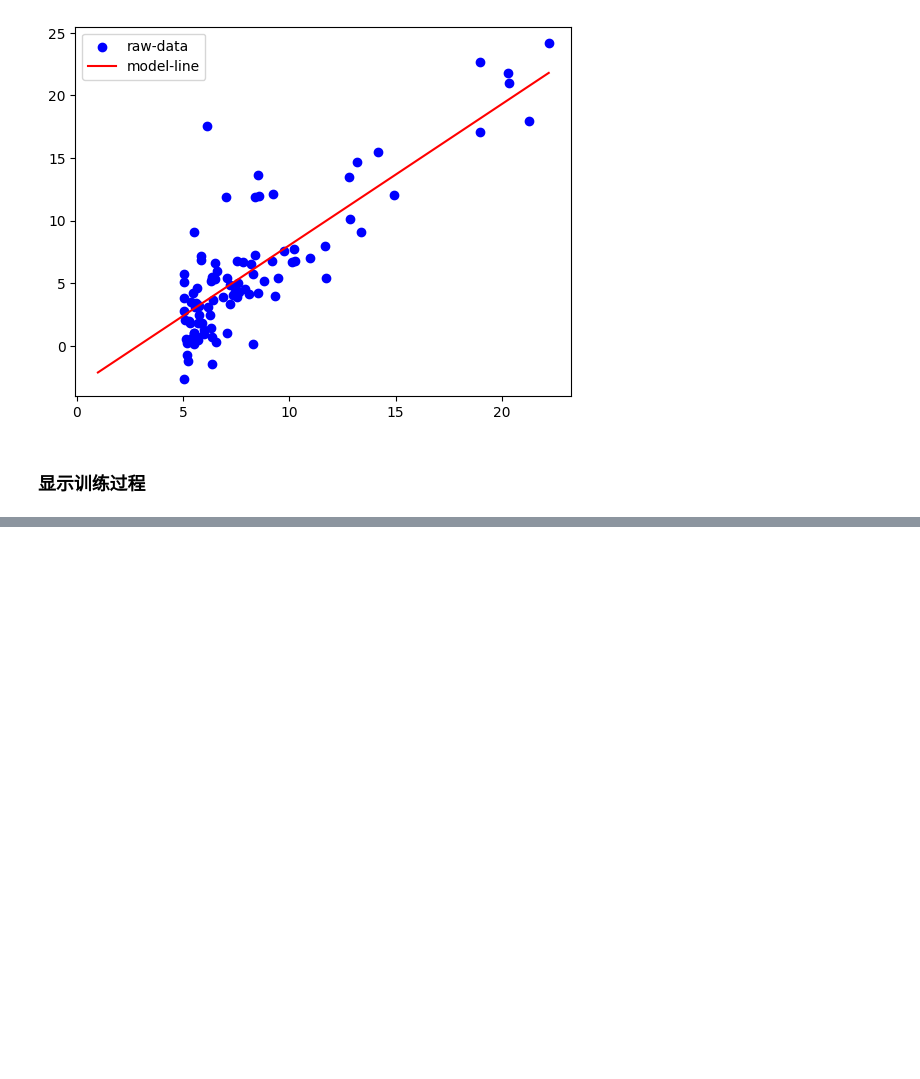
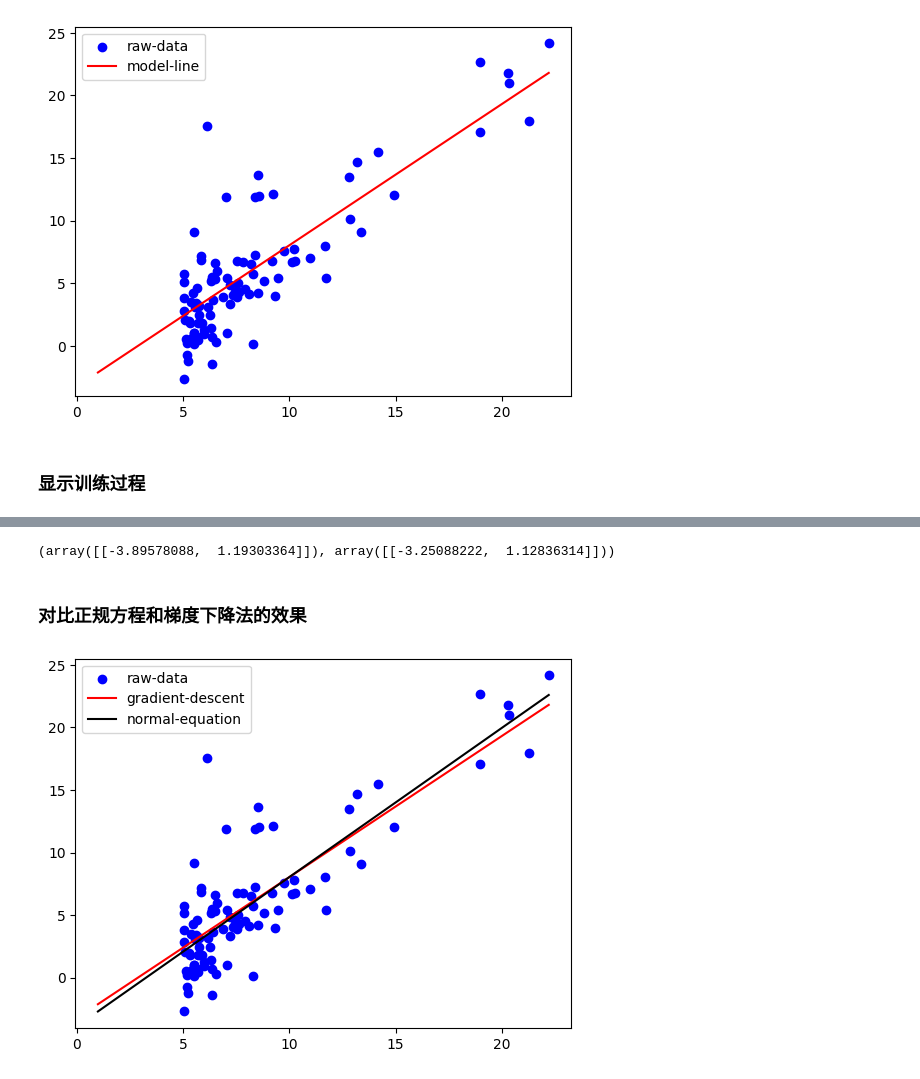
Before and after one commit to Caojianfa/Coursera-ML-AndrewNg-Notes, a Jupyter notebook: code/ex1-linear regression/ex1.ipynb, the cells around one changed output, grey strips where cells are left out. Drawn from its saved outputs; the diff is of its cells as text; code cells hidden in the pictures; blank space fills up the shorter version.

```diff
--- a/code/ex1-linear regression/ex1.ipynb
+++ b/code/ex1-linear regression/ex1.ipynb
@@ -145,0 +201,29 @@ array([[ 8.10971156e-07, -8.13242653e-08],
+# %%
+def normal_eqn(x, y):
+    return (np.linalg.pinv(x.T @ x) @ x.T @ y).T
+# %%
+normal_eqn(x,y), theta
+# %% [output]
+(array([[-3.89578088,  1.19303364]]), array([[-3.25088222,  1.12836314]]))
+# %% [markdown]
+### 对比正规方程和梯度下降法的效果
+# %%
+# 绘制原始数据的散点图
+plt.scatter(data["Population"], data["Profit"], label="raw-data", color="blue")
+
+# 绘制拟合曲线
+# 绘制拟合曲线
+x1 = np.arange(x.min(), x.max(), 0.01)
+xx = np.vstack((np.ones_like(x1), x1)).T
+y1 = xx @ theta.T
+normal_eqn_y1 = xx @ normal_eqn(x, y).T
+plt.plot(x1, y1, label="gradient-descent", color="red")
+plt.plot(x1, normal_eqn_y1, label="normal-equation", color="black")
+
+# 添加图例
+plt.legend()
+
+# 显示图形
+plt.show()
+# %% [output]
+[figure, added]
```
Also changed, not shown: parts of 18 cells of this notebook, 3 other files.
